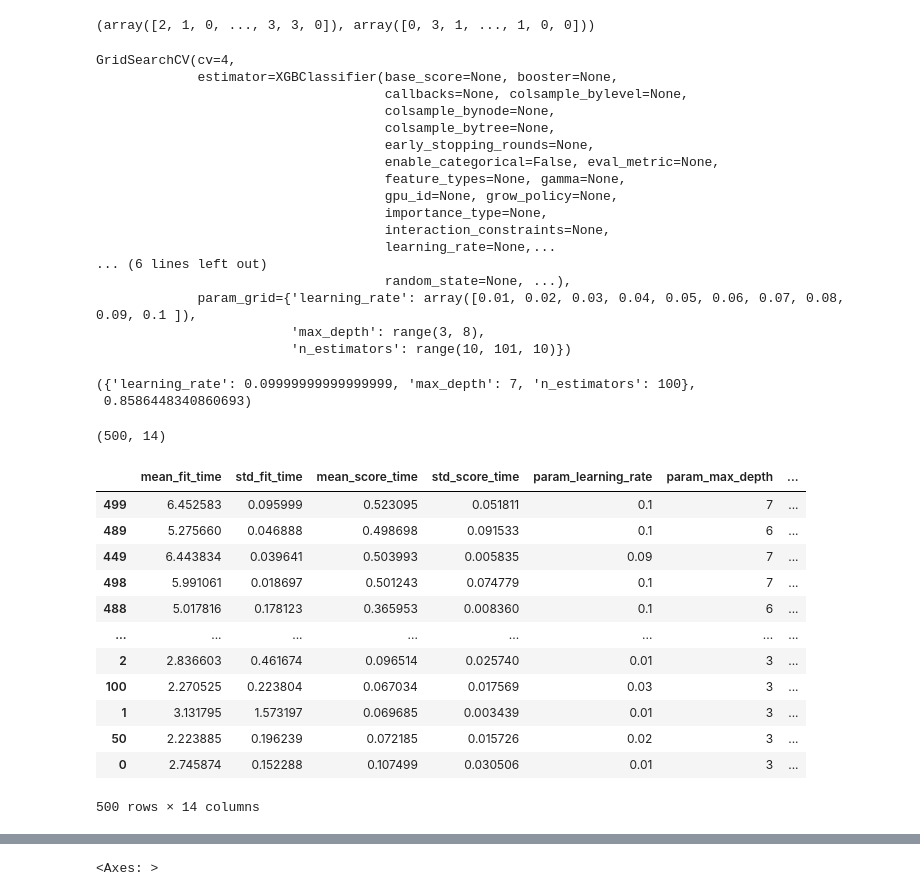
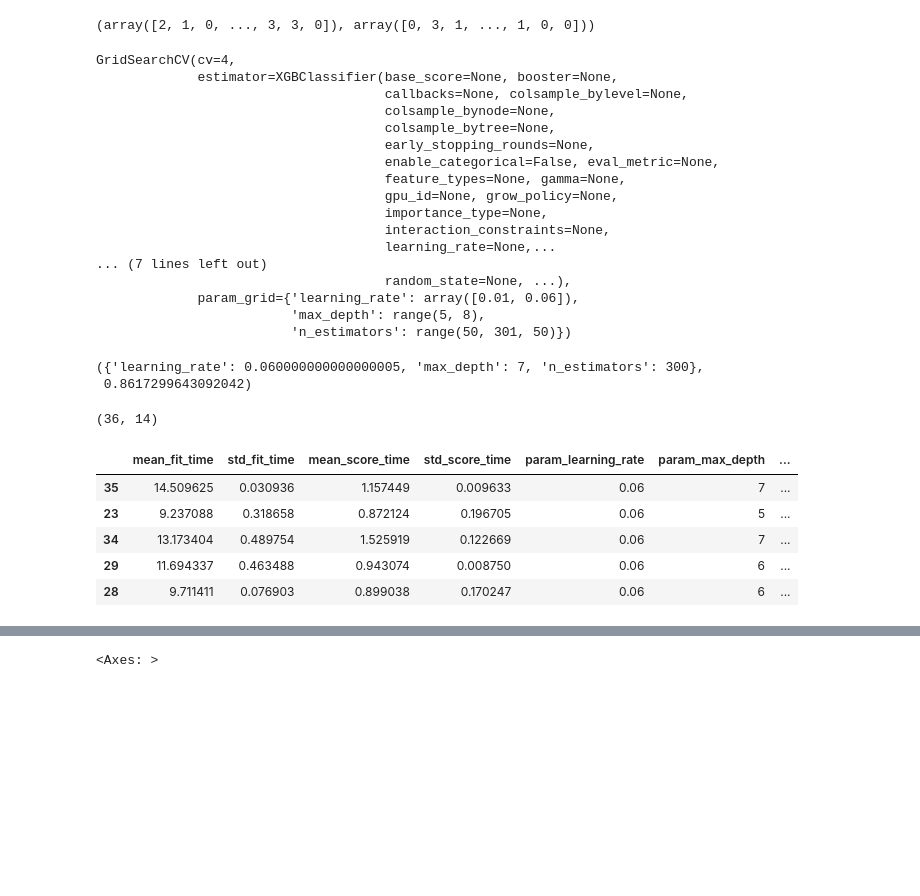
Before and after one commit to EgorSolovei/ML-in-nuclear-physics, a Jupyter notebook: GBDT.ipynb, the cells around one changed output, grey strips where cells are left out. Cells and saved outputs as stored; diff of their text form; code cells hidden in the pictures; blank space fills up the shorter version.

```diff
--- a/GBDT.ipynb
+++ b/GBDT.ipynb
@@ -86,7 +86,7 @@ y_train, y_test
 (array([2, 1, 0, ..., 3, 3, 0]), array([0, 3, 1, ..., 1, 0, 0]))
 # %%
 # шаг и дипазон learning_rate можно увеличить
-params = {'n_estimators': range(10, 101, 10), 'max_depth': range(3, 8), 'learning_rate': np.arange(0.01, 0.101, 0.01)}
+params = {'n_estimators': range(50, 301, 50), 'max_depth': range(5, 8), 'learning_rate': np.arange(0.01, 0.101, 0.05)}
 
 xgb_cl = XGBClassifier(tree_method='gpu_hist')
 xgb_cv = GridSearchCV(xgb_cl, params, cv=4)
@@ -105,38 +105,31 @@ GridSearchCV(cv=4,
                                      importance_type=None,
                                      interaction_constraints=None,
                                      learning_rate=None,...
-... (6 lines left out)
+... (7 lines left out)
                                      random_state=None, ...),
-             param_grid={'learning_rate': array([0.01, 0.02, 0.03, 0.04, 0.05, 0.06, 0.07, 0.08, 0.09, 0.1 ]),
-                         'max_depth': range(3, 8),
-                         'n_estimators': range(10, 101, 10)})
+             param_grid={'learning_rate': array([0.01, 0.06]),
+                         'max_depth': range(5, 8),
+                         'n_estimators': range(50, 301, 50)})
 # %%
 xgb_cv.best_params_, xgb_cv.best_score_
 # %% [output]
-({'learning_rate': 0.09999999999999999, 'max_depth': 7, 'n_estimators': 100},
- 0.8586448340860693)
+({'learning_rate': 0.060000000000000005, 'max_depth': 7, 'n_estimators': 300},
+ 0.8617299643092042)
 # %%
 xgb_res_df = pd.DataFrame(xgb_cv.cv_results_)
 xgb_res_df.drop(columns=["params"], inplace=True)
 xgb_res_df.shape
 # %% [output]
-(500, 14)
+(36, 14)
 # %%
-xgb_res_df.sort_values('rank_test_score', ascending=True)
+xgb_res_df.sort_values('rank_test_score', ascending=True).head()
 # %% [output]
 |  | mean_fit_time | std_fit_time | mean_score_time | std_score_time | param_learning_rate | param_max_depth | ... |
-| 499 | 6.452583 | 0.095999 | 0.523095 | 0.051811 | 0.1 | 7 | ... |
-| 489 | 5.275660 | 0.046888 | 0.498698 | 0.091533 | 0.1 | 6 | ... |
-| 449 | 6.443834 | 0.039641 | 0.503993 | 0.005835 | 0.09 | 7 | ... |
-| 498 | 5.991061 | 0.018697 | 0.501243 | 0.074779 | 0.1 | 7 | ... |
-| 488 | 5.017816 | 0.178123 | 0.365953 | 0.008360 | 0.1 | 6 | ... |
-| ... | ... | ... | ... | ... | ... | ... | ... |
-| 2 | 2.836603 | 0.461674 | 0.096514 | 0.025740 | 0.01 | 3 | ... |
-| 100 | 2.270525 | 0.223804 | 0.067034 | 0.017569 | 0.03 | 3 | ... |
-| 1 | 3.131795 | 1.573197 | 0.069685 | 0.003439 | 0.01 | 3 | ... |
-| 50 | 2.223885 | 0.196239 | 0.072185 | 0.015726 | 0.02 | 3 | ... |
-| 0 | 2.745874 | 0.152288 | 0.107499 | 0.030506 | 0.01 | 3 | ... |
+| 35 | 14.509625 | 0.030936 | 1.157449 | 0.009633 | 0.06 | 7 | ... |
+| 23 | 9.237088 | 0.318658 | 0.872124 | 0.196705 | 0.06 | 5 | ... |
+| 34 | 13.173404 | 0.489754 | 1.525919 | 0.122669 | 0.06 | 7 | ... |
+| 29 | 11.694337 | 0.463488 | 0.943074 | 0.008750 | 0.06 | 6 | ... |
+| 28 | 9.711411 | 0.076903 | 0.899038 | 0.170247 | 0.06 | 6 | ... |
-500 rows × 14 columns
 # %%
 sns.lineplot(x='param_n_estimators', y='mean_test_score', hue='param_max_depth', data=xgb_res_df)
 # %% [output]
```
Also changed, not shown: parts of 10 cells of this notebook.
